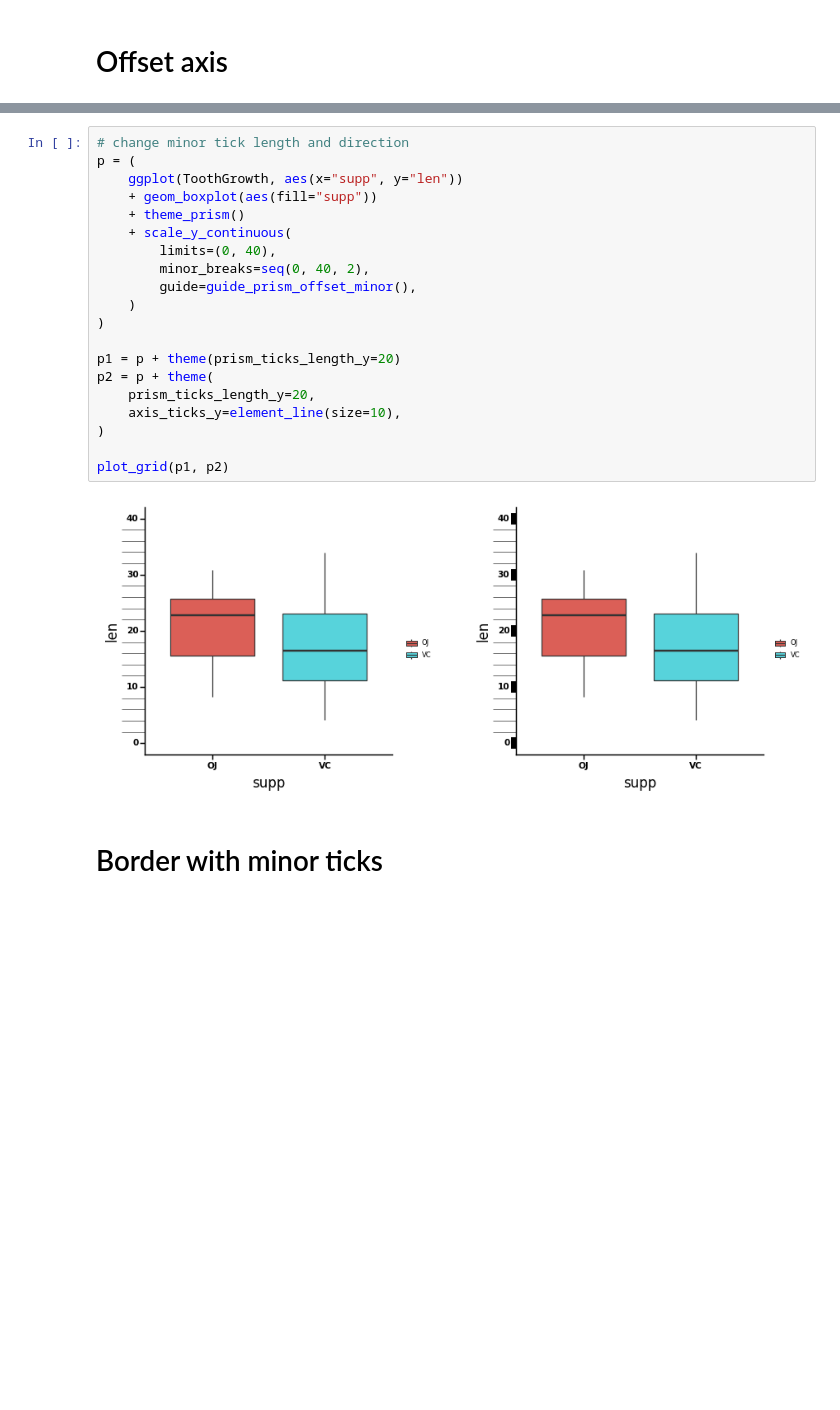
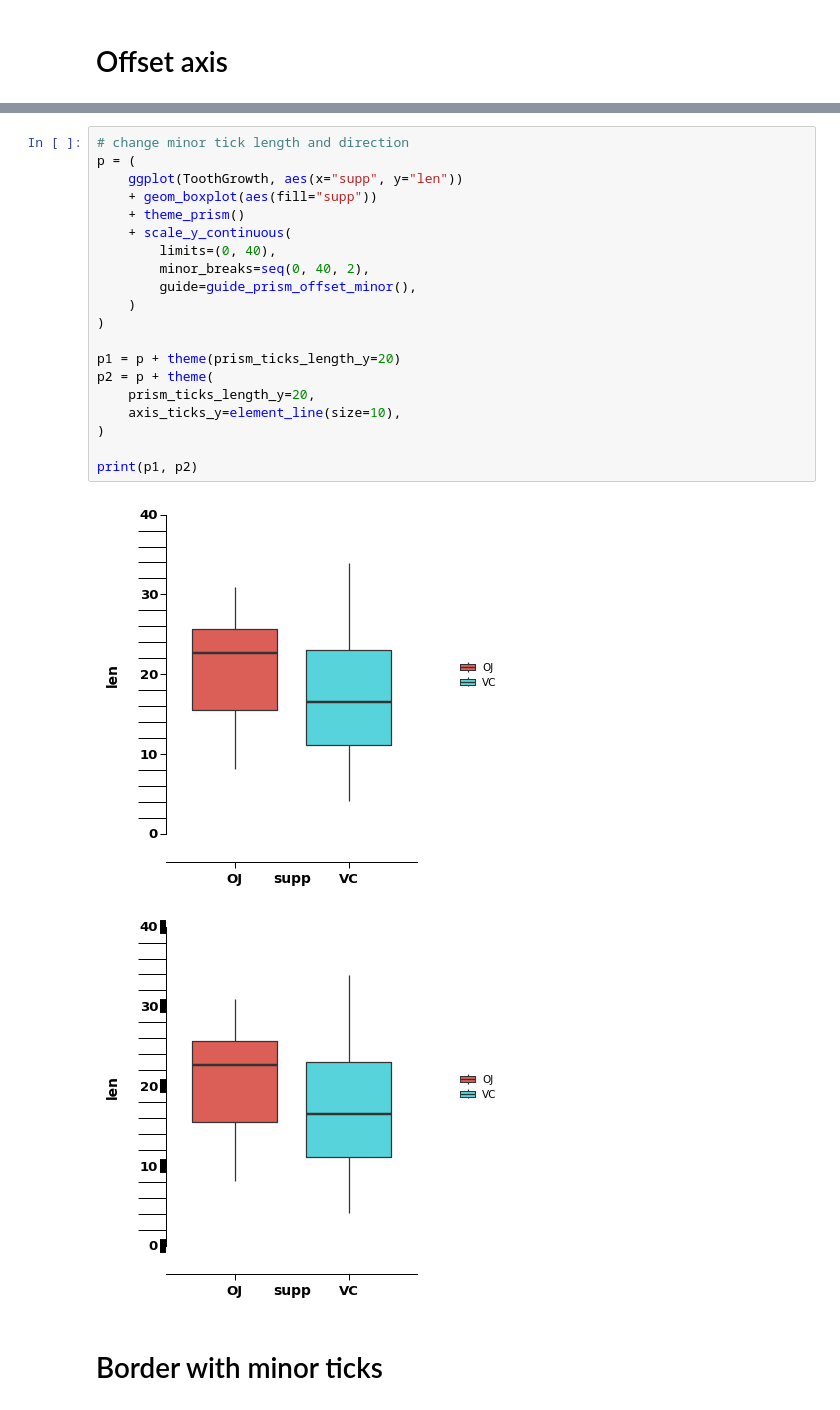
Before and after one commit to pwwang/plotnine-prism, a Jupyter notebook: examples/axes.ipynb, the cells around one changed output, grey strips where cells are left out. Cells and saved outputs as stored; diff of their text form; blank space fills up the shorter version.

```diff
--- a/examples/axes.ipynb
+++ b/examples/axes.ipynb
@@ -243,25 +256,26 @@ plot_grid(p1, p2)
 # %%
 # change minor tick length and direction
 p = (
     ggplot(ToothGrowth, aes(x="supp", y="len"))
     + geom_boxplot(aes(fill="supp"))
     + theme_prism()
     + scale_y_continuous(
         limits=(0, 40),
         minor_breaks=seq(0, 40, 2),
         guide=guide_prism_offset_minor(),
     )
 )
 
 p1 = p + theme(prism_ticks_length_y=20)
 p2 = p + theme(
     prism_ticks_length_y=20,
     axis_ticks_y=element_line(size=10),
 )
 
-plot_grid(p1, p2)
+print(p1, p2)
 # %% [output]
-[figure, old version]
+[figure, new version]
+[figure, added]
 # %% [markdown]
 # Border with minor ticks
 # %%
```
Also changed, not shown: parts of 16 cells of this notebook, 12 other files.
